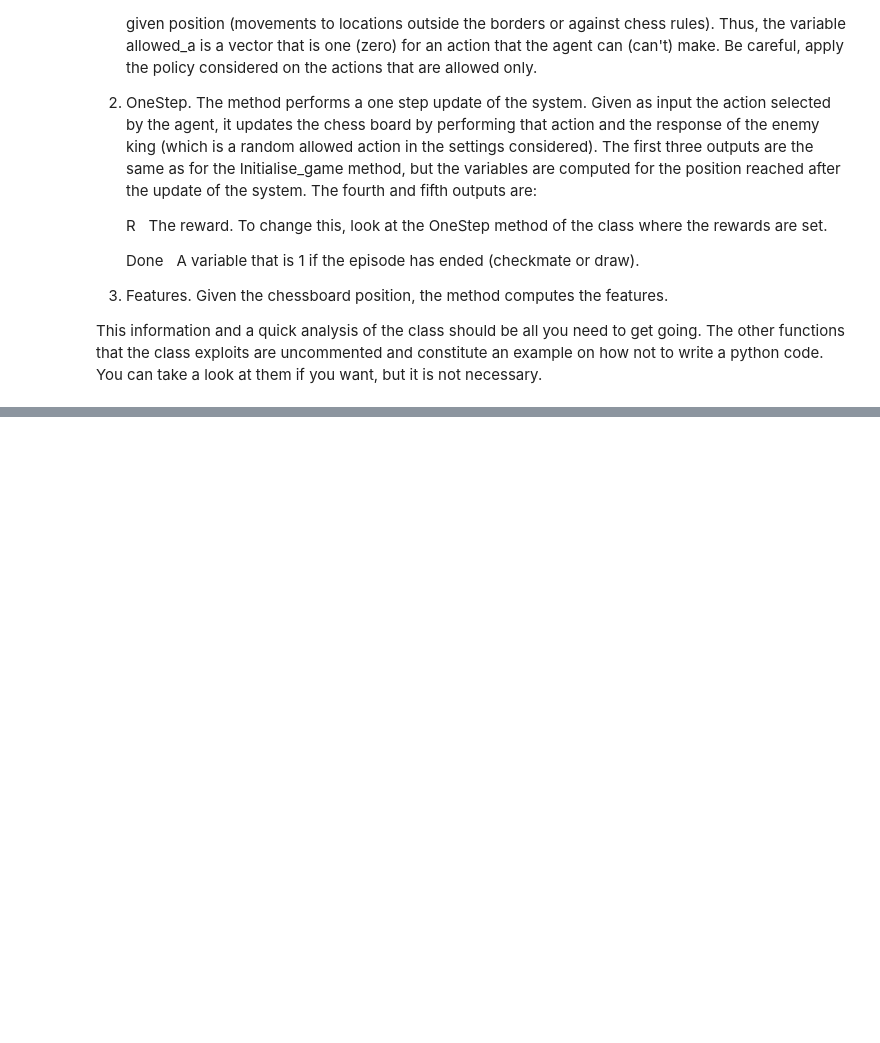
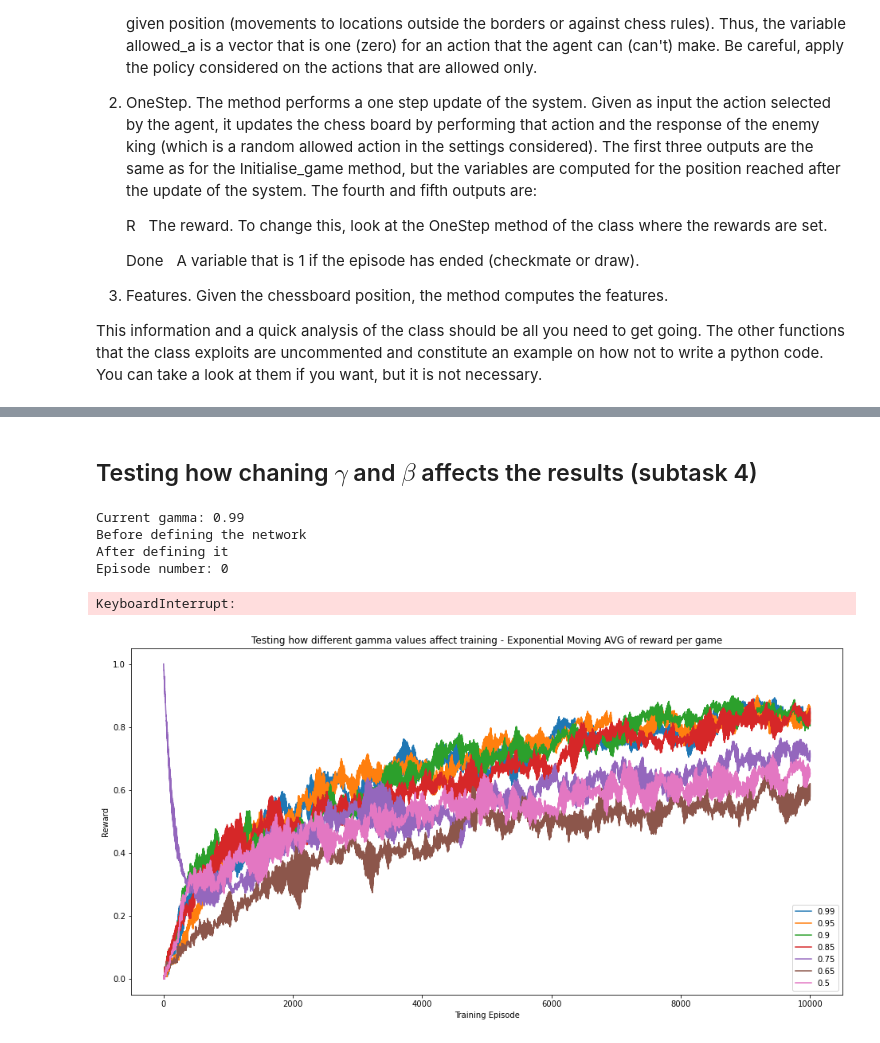
Before and after one commit to bzamanlooy/super-chess, a Jupyter notebook: Assignment/Assignment.ipynb, the cells around one changed output, grey strips where cells are left out. Cells and saved outputs as stored; diff of their text form; code cells hidden in the pictures; blank space fills up the shorter version.

Commit message:
Added plots for most subtasks

```diff
--- a/Assignment/Assignment.ipynb
+++ b/Assignment/Assignment.ipynb
@@ -377,7 +404,8 @@ class NeuralNetwork:
 # %%
-## Let's define Adam
-
 class Adam:
+    """
+    The adam optimizer, exactly as defined in the Labs of this course.
+    """
 
     def __init__(self, Params, beta1):
 
@@ -482,3 +496,0 @@ our_nn._forward(X_train[15])
-# %%
-our_nn = NeuralNetwork(number_of_layers= 1, number_of_neurons_per_layer= [100], input_size= 1 )
-our_nn.train(X_train, y_train, lr = 1e-1, epochs = 5000, batch_size= 20, optimization_alg = 'Adam', adam_beta = 0.9, shuffle_indexes= True)
@@ -753,0 +791,25 @@ print('dofk2 ',np.sum(env.dfk2_constrain).astype(int))    # PRINT THE NUMBER OF
+# %%
+def plot_exponential_moving_avgs(result_arrays, plot_labels = ['Qlearning'], y_label = 'Reward',title = 'Exponential Moving Average of Reward Per Game'):
+    """
+    A custom function that takes as input a list of numpy arrays, each of whom has the same shape as returned by different runs of our Q-learning/ Double Q-learning implementations,
+    and plots all of the corresponding exponential moving averages.
+    """
+
+
+    plt.figure(figsize=(16,8))
+
+    for (j, result_array) in enumerate(result_arrays):
+        result_array_copy = result_array.copy()
+
+        R_list = list(result_array_copy.flatten())
+        R_list_ema = exponential_moving_average(R_list)
+
+        plt.plot(R_list_ema, label = plot_labels[j])
+
+
+    plt.xlabel("Training Episode")
+    plt.ylabel(y_label)
+
+    plt.title(title)
+    plt.legend()
+    plt.show()
@@ -922,0 +824,22 @@ plt.show()
+# %% [markdown]
+## Testing how chaning $\gamma$ and $\beta$ affects the results (subtask 4)
+# %%
+gamma_rewards = []
+gamma_moves = []
+
+for gamma in [0.99, 0.95, 0.9, 0.85, 0.75, 0.65, 0.5]:
+    print(f'Current gamma: {gamma}')
+    R_save, N_moves_save, Q_nn = Qlearning(N_episodes= 20000, gamma = gamma, optimization_alg=  'GD')
+    gamma_rewards.append(R_save)
+    gamma_moves.append(N_moves_save)
+# %% [output]
+Current gamma: 0.99
+Before defining the network
+After defining it
+Episode number: 0
+KeyboardInterrupt:
+# %%
+plot_exponential_moving_avgs(gamma_rewards, plot_labels= [0.99, 0.95, 0.9, 0.85, 0.75, 0.65, 0.5],
+                             title = 'Testing how different gamma values affect training - Exponential Moving AVG of reward per game')
+# %% [output]
+[figure, added]
```
Also changed, not shown: parts of 64 cells of this notebook, 12 other files.
